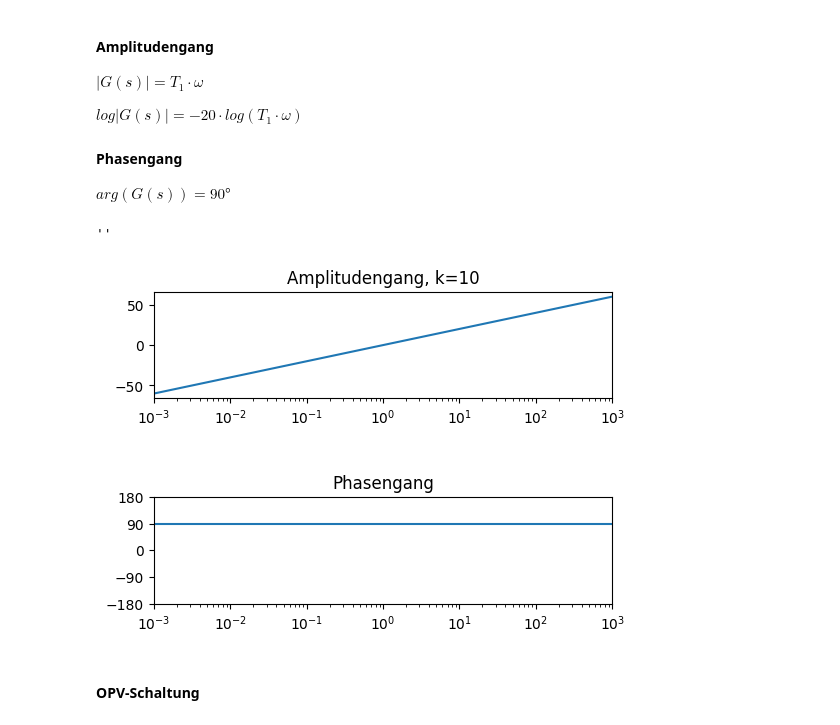
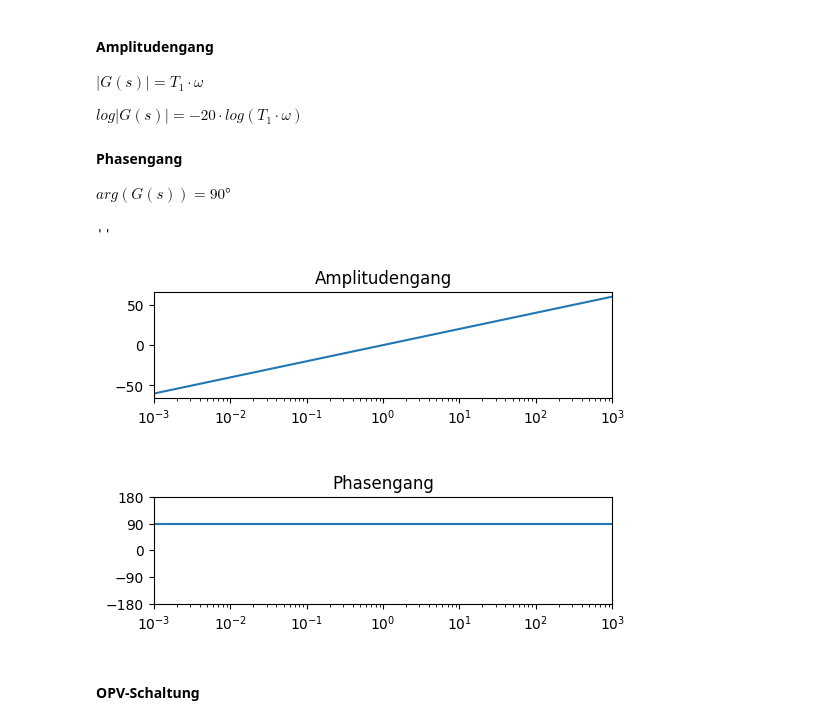
Before and after one commit to Dan00712/CompendiumMatura, a Jupyter notebook: notebooks/mtrs.ipynb, the cells around one changed output. Drawn from its saved outputs; the diff is of its cells as text; code cells hidden in the pictures.

```diff
--- a/notebooks/mtrs.ipynb
+++ b/notebooks/mtrs.ipynb
@@ -2441,25 +2441,25 @@ $arg(G(s)) = 90°$
 # %%
 
 fig, (amp, phase) = plt.subplots(2, 1)
 fig.tight_layout(pad=5.0)
 
 t = np.logspace(-3, +3, num=20, base=10)
 
 amp.plot(t, 20*np.log10(t))
 amp.set_xscale('log')
 amp.set_xlim(1e-3, 1e+3)
-amp.set_title('Amplitudengang, k=10')
+amp.set_title('Amplitudengang')
 
 phase.plot(t, np.fromiter((90 for _ in t), t.dtype))
 phase.set_xscale('log')
 phase.set_xlim(1e-3, 1e+3)
 phase.set_title('Phasengang')
 phase.set_ylim(-180, 180)
 phase.set_yticks([180, 90, 0, -90, -180])
 ;
 # %% [output]
 ''
-[figure, old version]
+[figure, new version]
 # %% [markdown]
 #### OPV-Schaltung
 # %%
```
Also changed, not shown: parts of 2 cells of this notebook.
